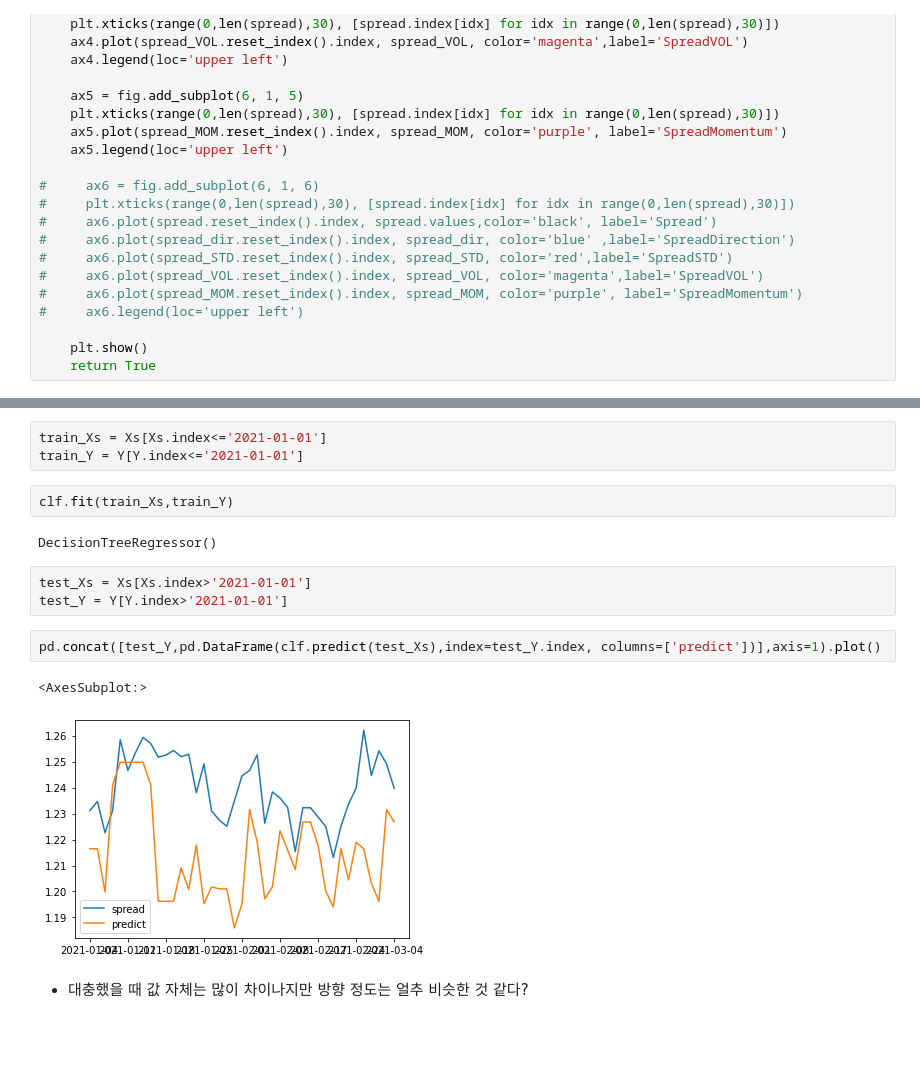
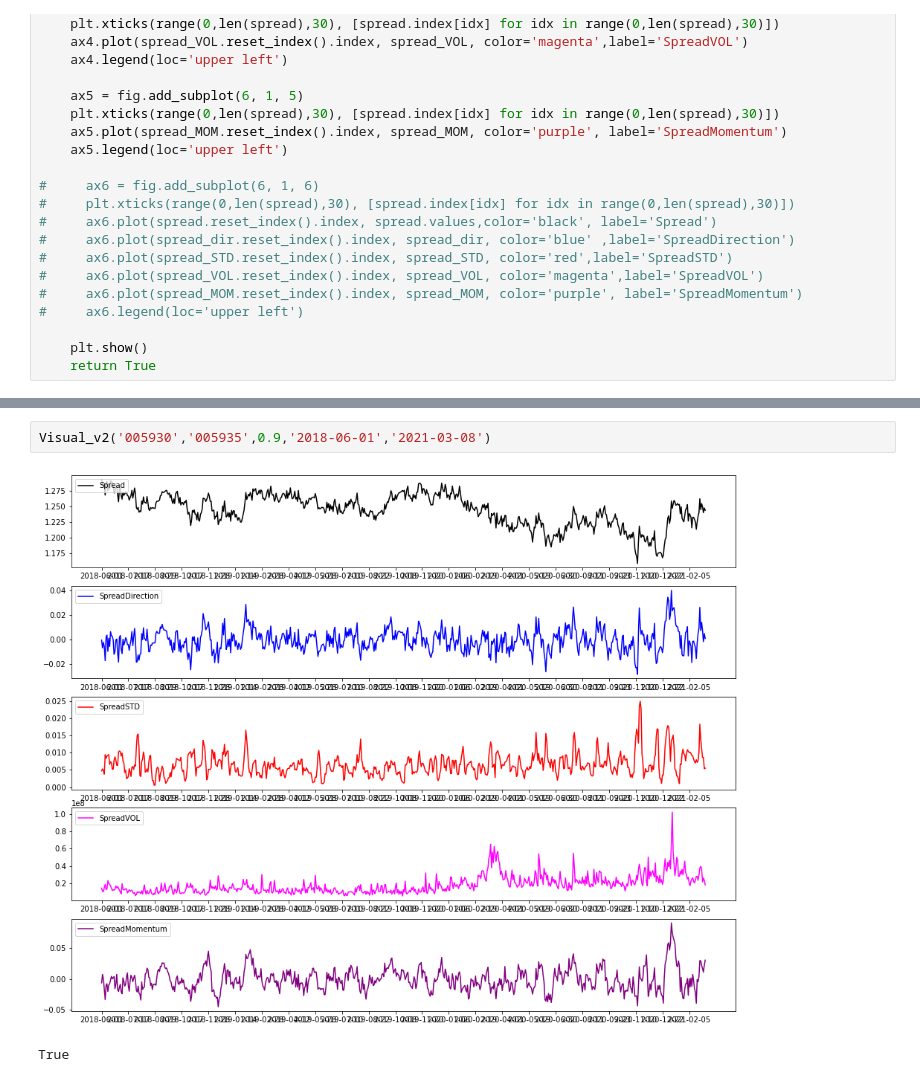
Before and after one commit to hossunny/StockTradingAutomation, a Jupyter notebook: MachineLearning/SpreadPrediction_DT.ipynb, the cells around one changed output, grey strips where cells are left out. Saved outputs shown, nothing was run; the diff lists cells and outputs as text; blank space fills up the shorter version.

Commit message:
Decision Tree Trial

```diff
--- a/MachineLearning/SpreadPrediction_DT.ipynb
+++ b/MachineLearning/SpreadPrediction_DT.ipynb
@@ -567,17 +524,5 @@ clf = tree.DecisionTreeRegressor()
-# %%
-train_Xs = Xs[Xs.index<='2021-01-01']
-train_Y = Y[Y.index<='2021-01-01']
-# %%
-clf.fit(train_Xs,train_Y)
-# %% [output]
-DecisionTreeRegressor()
-# %%
-test_Xs = Xs[Xs.index>'2021-01-01']
-test_Y = Y[Y.index>'2021-01-01']
-# %%
-pd.concat([test_Y,pd.DataFrame(clf.predict(test_Xs),index=test_Y.index, columns=['predict'])],axis=1).plot()
-# %% [output]
-<AxesSubplot:>
-[figure, removed]
-# %% [markdown]
-* 대충했을 때 값 자체는 많이 차이나지만 방향 정도는 얼추 비슷한 것 같다?
+# %%
+Visual_v2('005930','005935',0.9,'2018-06-01','2021-03-08')
+# %% [output]
+[figure, added]
+True
```
Also changed, not shown: parts of 42 cells of this notebook, 2 other files.
